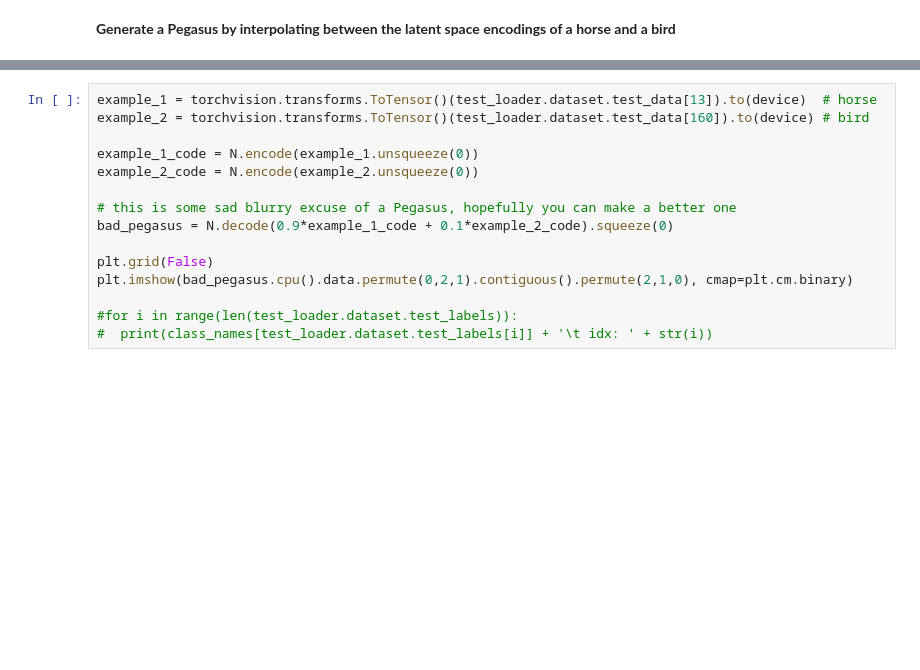
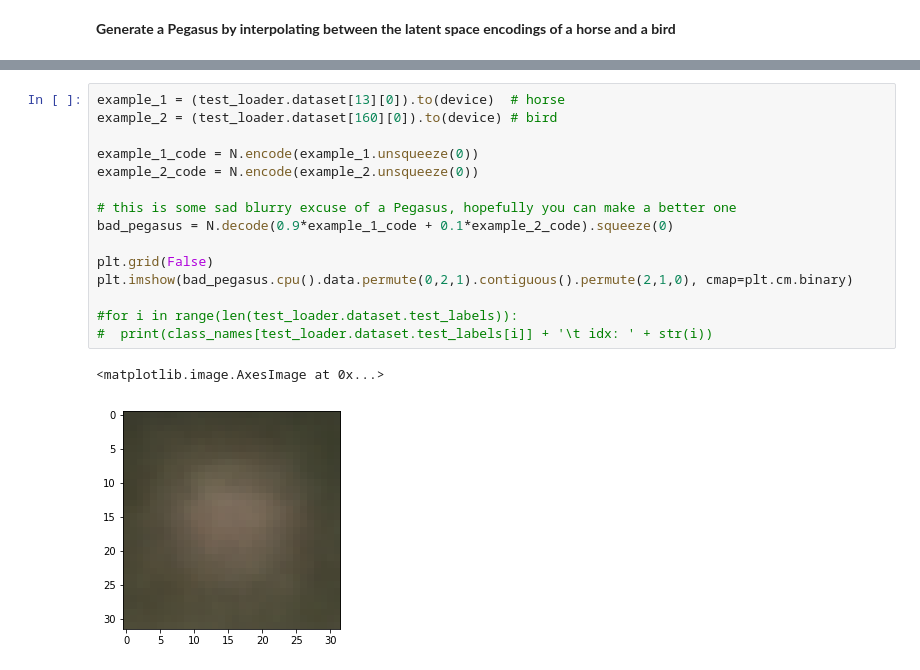
Before and after one commit to Fatema/ssa-ml, a Jupyter notebook: coursework_pegasus.ipynb, the cells around one changed output, grey strips where cells are left out. Cells and saved outputs as stored; diff of their text form; blank space fills up the shorter version.

```diff
--- a/coursework_pegasus.ipynb
+++ b/coursework_pegasus.ipynb
@@ -154,15 +164,18 @@ training   (min:    0.033, max:    0.036, cur:    0.033)
 # %%
-example_1 = torchvision.transforms.ToTensor()(test_loader.dataset.test_data[13]).to(device)  # horse
-example_2 = torchvision.transforms.ToTensor()(test_loader.dataset.test_data[160]).to(device) # bird
+example_1 = (test_loader.dataset[13][0]).to(device)  # horse
+example_2 = (test_loader.dataset[160][0]).to(device) # bird
 
 example_1_code = N.encode(example_1.unsqueeze(0))
 example_2_code = N.encode(example_2.unsqueeze(0))
 
 # this is some sad blurry excuse of a Pegasus, hopefully you can make a better one
 bad_pegasus = N.decode(0.9*example_1_code + 0.1*example_2_code).squeeze(0)
 
 plt.grid(False)
 plt.imshow(bad_pegasus.cpu().data.permute(0,2,1).contiguous().permute(2,1,0), cmap=plt.cm.binary)
 
 #for i in range(len(test_loader.dataset.test_labels)):
 #  print(class_names[test_loader.dataset.test_labels[i]] + '\t idx: ' + str(i))
+# %% [output]
+<matplotlib.image.AxesImage at 0x...>
+[figure, added]
```
Also changed, not shown: parts of 5 cells of this notebook, 2 other files.
